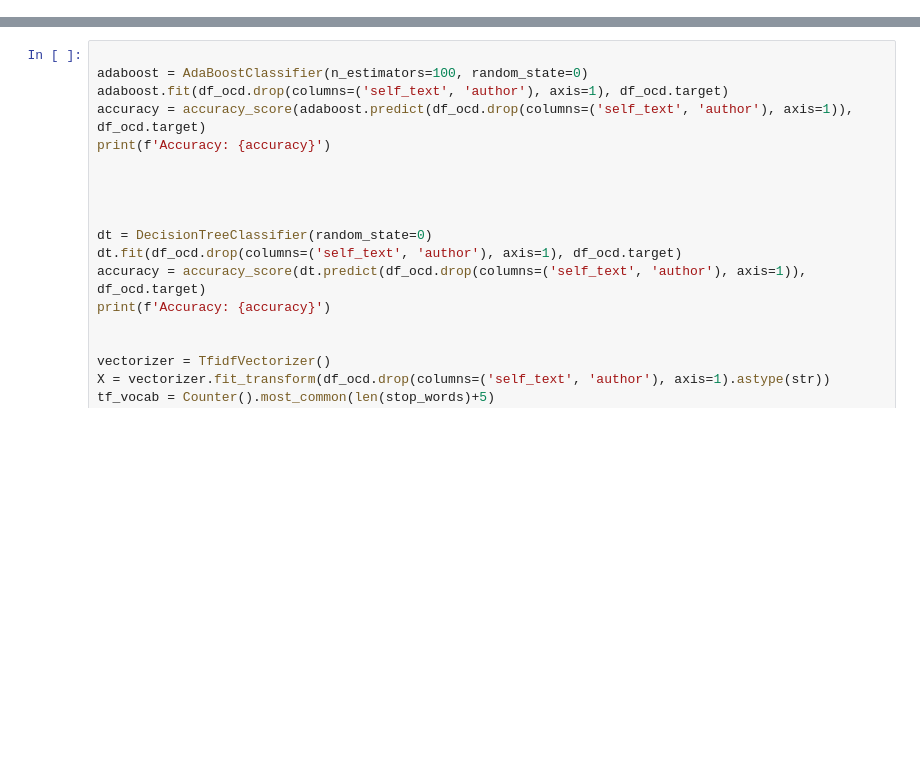
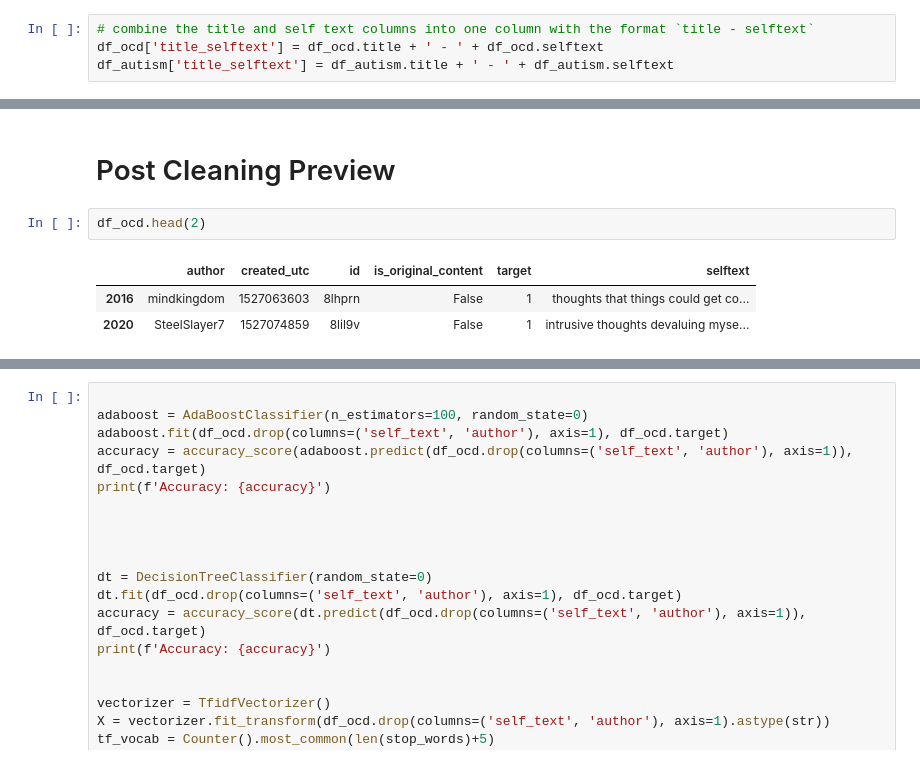
Before and after one commit to grahamwaters/Reddit-NLP-Analysis, a Jupyter notebook: notebooks/final_report.ipynb, the cells around one changed output, grey strips where cells are left out. Drawn from its saved outputs; the diff is of its cells as text; blank space fills up the shorter version.

```diff
--- a/notebooks/final_report.ipynb
+++ b/notebooks/final_report.ipynb
@@ -65,0 +240,4 @@ Error:
+# %%
+# combine the title and self text columns into one column with the format `title - selftext`
+df_ocd['title_selftext'] = df_ocd.title + ' - ' + df_ocd.selftext
+df_autism['title_selftext'] = df_autism.title + ' - ' + df_autism.selftext
@@ -65,0 +345,8 @@ Error:
+# %% [markdown]
+# Post Cleaning Preview
+# %%
+df_ocd.head(2)
+# %% [output]
+|  | author | created_utc | id | is_original_content | target | selftext |
+| 2016 | mindkingdom | 1527063603 | 8lhprn | False | 1 | thoughts that things could get co... |
+| 2020 | SteelSlayer7 | 1527074859 | 8lil9v | False | 1 | intrusive thoughts devaluing myse... |
```
Also changed, not shown: parts of 41 cells of this notebook, 2 other files.
